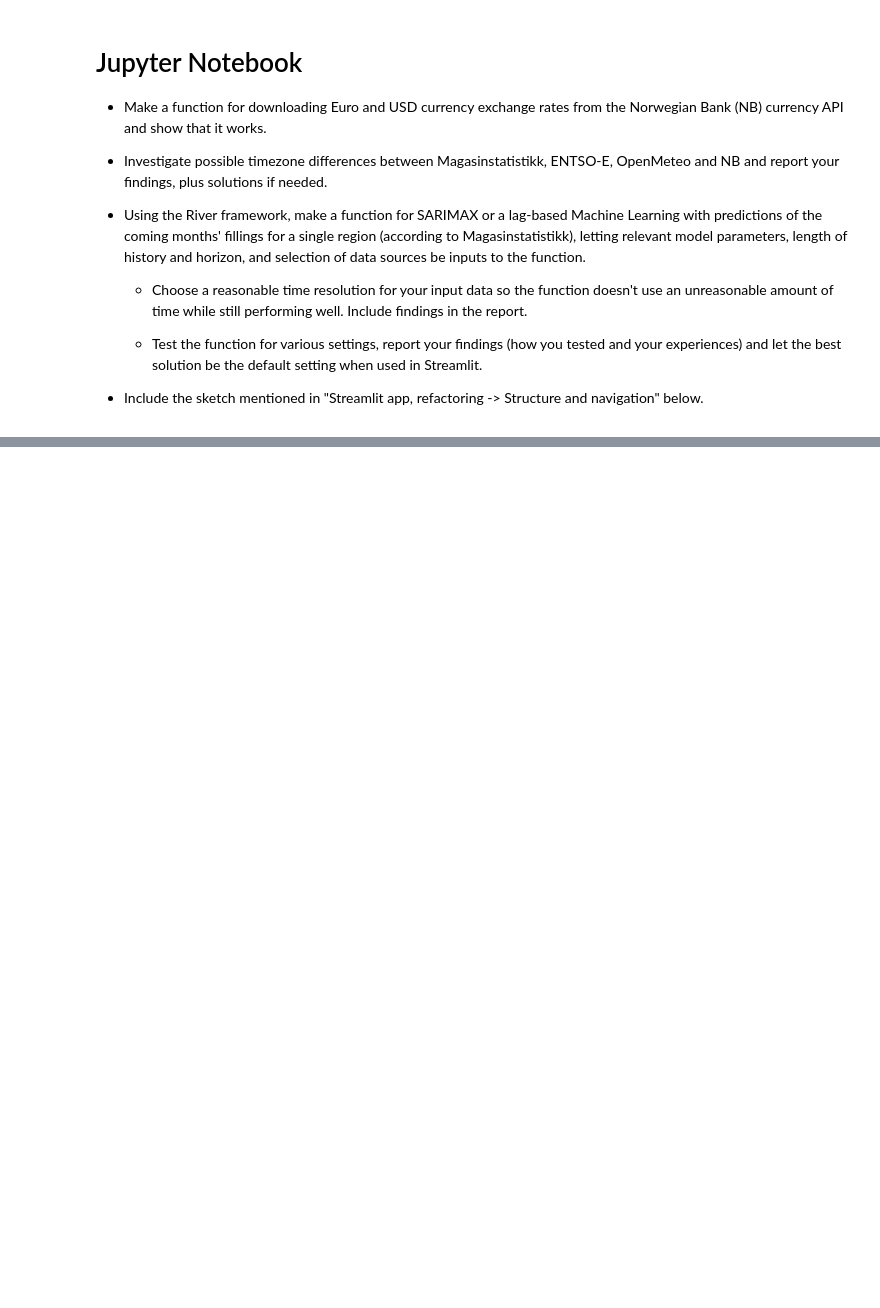
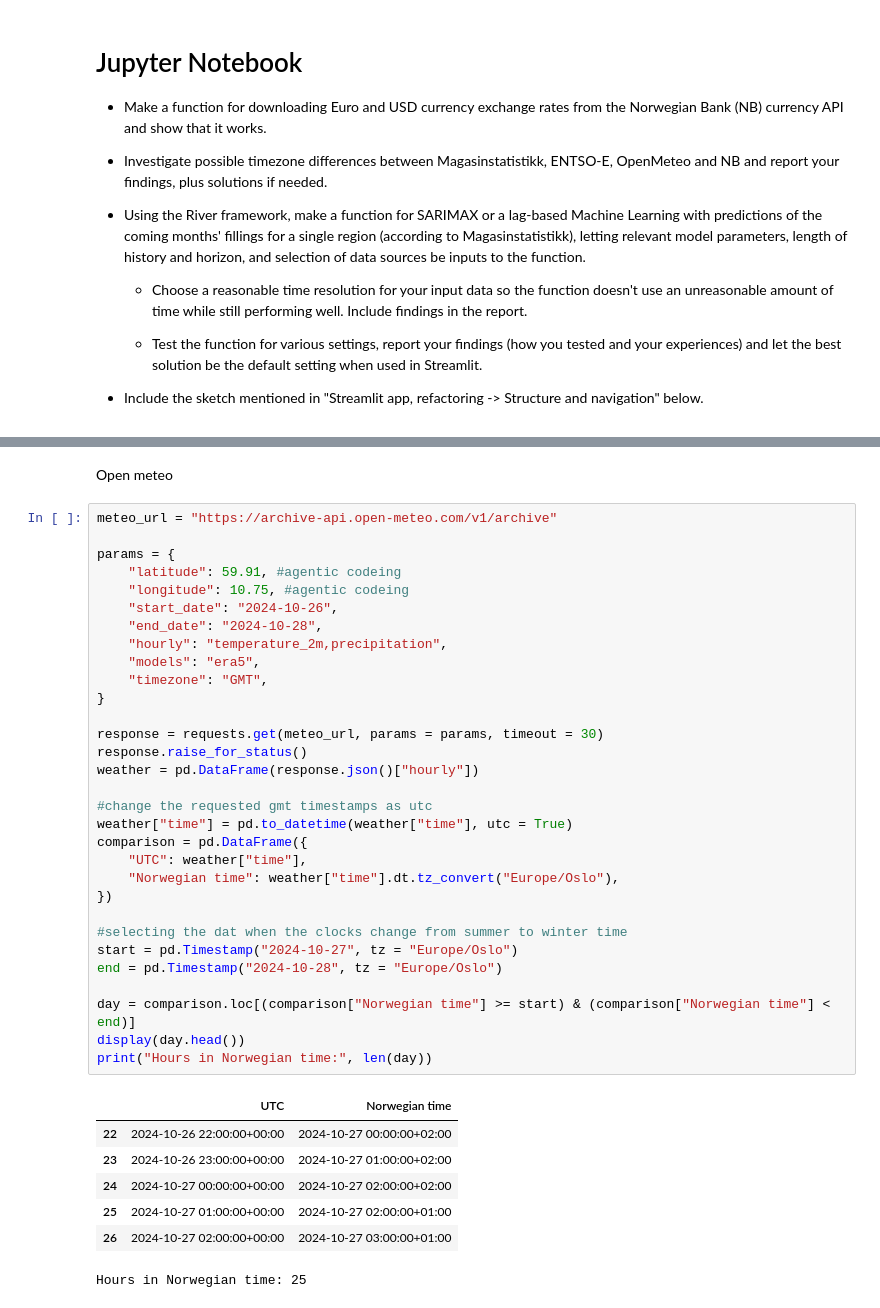
Before and after one commit to danielytsan/IND320APP, a Jupyter notebook: notebooks/Part4.ipynb, the cells around one changed output, grey strips where cells are left out. Saved outputs shown, nothing was run; the diff lists cells and outputs as text; blank space fills up the shorter version.

```diff
--- a/notebooks/Part4.ipynb
+++ b/notebooks/Part4.ipynb
@@ -141,0 +222,41 @@ Date
+# %% [markdown]
+Open meteo
+# %%
+meteo_url = "https://archive-api.open-meteo.com/v1/archive"
+
+params = {
+    "latitude": 59.91, #agentic codeing
+    "longitude": 10.75, #agentic codeing
+    "start_date": "2024-10-26",
+    "end_date": "2024-10-28",
+    "hourly": "temperature_2m,precipitation",
+    "models": "era5",
+    "timezone": "GMT",
+}
+
+response = requests.get(meteo_url, params = params, timeout = 30)
+response.raise_for_status()
+weather = pd.DataFrame(response.json()["hourly"])
+
+#change the requested gmt timestamps as utc
+weather["time"] = pd.to_datetime(weather["time"], utc = True)
+comparison = pd.DataFrame({
+    "UTC": weather["time"],
+    "Norwegian time": weather["time"].dt.tz_convert("Europe/Oslo"),
+})
+
+#selecting the dat when the clocks change from summer to winter time
+start = pd.Timestamp("2024-10-27", tz = "Europe/Oslo")
+end = pd.Timestamp("2024-10-28", tz = "Europe/Oslo")
+
+day = comparison.loc[(comparison["Norwegian time"] >= start) & (comparison["Norwegian time"] < end)]
+display(day.head())
+print("Hours in Norwegian time:", len(day))
+# %% [output]
+|  | UTC | Norwegian time |
+| 22 | 2024-10-26 22:00:00+00:00 | 2024-10-27 00:00:00+02:00 |
+| 23 | 2024-10-26 23:00:00+00:00 | 2024-10-27 01:00:00+02:00 |
+| 24 | 2024-10-27 00:00:00+00:00 | 2024-10-27 02:00:00+02:00 |
+| 25 | 2024-10-27 01:00:00+00:00 | 2024-10-27 02:00:00+01:00 |
+| 26 | 2024-10-27 02:00:00+00:00 | 2024-10-27 03:00:00+01:00 |
+Hours in Norwegian time: 25
```
Also changed, not shown: parts of 17 cells of this notebook.
